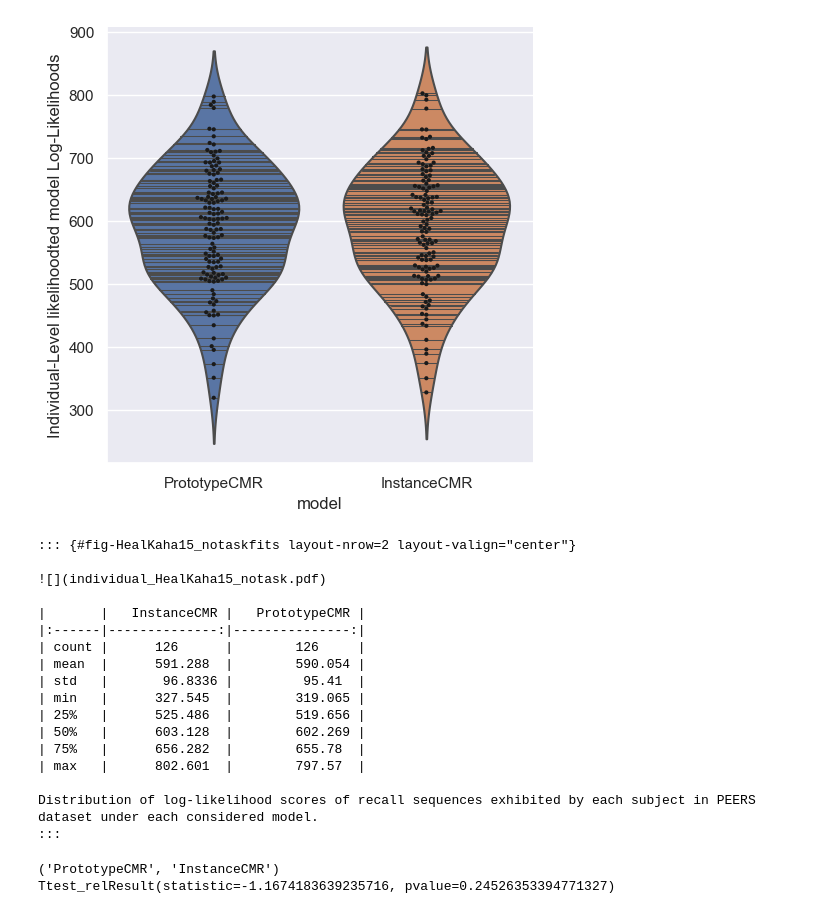
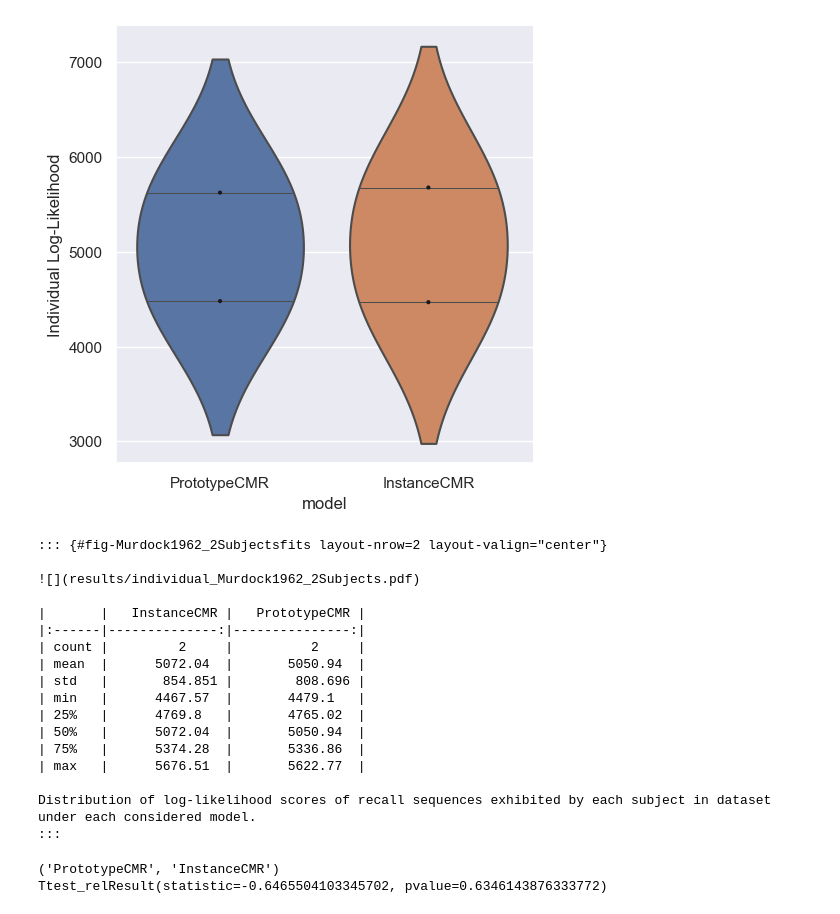
Before and after one commit to githubpsyche/compmemlearn, a Jupyter notebook: report_templates/Subjectwise_Model_Evaluation.ipynb, the cells around one changed output. Drawn from its saved outputs; the diff is of its cells as text; code cells hidden in the pictures.

Commit message:
updated events_metadata and report template

```diff
--- a/report_templates/Subjectwise_Model_Evaluation.ipynb
+++ b/report_templates/Subjectwise_Model_Evaluation.ipynb
@@ -15,17 +15,18 @@ import numpy as np
 import seaborn as sns
 import matplotlib.pyplot as plt
 import importlib
+import os
 
 lb = np.finfo(float).eps
 ub = 1 - np.finfo(float).eps
 
 figure_caption = """Distribution of log-likelihood scores of recall sequences exhibited by each subject in dataset under each considered model."""
 
-section_tag = "HealKaha15_notask"
+section_tag = "Murdock1962_2Subjects"
 
-data_path = "../data/HealyKahana2014.csv"
+data_path = "../data/Murdock1962.csv"
 results_path = "results/"
-trial_query = "task == -1"
+trial_query = "subject < 3"
 
 model_paths = ["compmemlearn.models.Classic_CMR", "compmemlearn.models.Instance_CMR"]
 
@@ -108,6 +109,8 @@ experiment_count = 100
 #| output: false
 
 events = pd.read_csv(data_path)
+
+trials, list_lengths, presentations, trial_details = events_metadata(events, trial_query)
 
 # import models from specified source
 models = []
@@ -231,16 +226,23 @@ InstanceCMR, Subject 244
 # %%
 #| code-summary: code -- 3) plot distribution of log-likelihoods across individual subjects
 
 plt.style.use('default')
 sns.set(style="darkgrid")
 
-individual_fits = pd.read_csv('results/individual_{}.csv'.format(section_tag))
+# build individual fits df concatenating results from each model
+individual_fits = []
+for model_index, model_class in enumerate(models):
+    individual_fits.append(
+        pd.read_csv(results_path + 'individual_{}_{}.csv'.format(model_names[model_index], section_tag)))
+individual_fits = pd.concat(individual_fits, ignore_index=True)
+
+# plot distribution of log-likelihoods across individual subjects
 g = sns.catplot(x='model', y='likelihood', data=individual_fits, kind='violin', inner='stick')
 sns.swarmplot(x="model", y="likelihood", data=individual_fits, color="k", size=3, ax=g.ax)
 g.ax.set_ylabel('Individual Log-Likelihood');
 plt.savefig(results_path + 'individual_{}.pdf'.format(section_tag), bbox_inches="tight")
 # %% [output]
-[figure, old version]
+[figure, new version]
 # %%
 #| code-summary: display markdown rendering of summary table
 #| echo: false
@@ -257,24 +259,24 @@ print("""::: {{#fig-{section_tag}fits layout-nrow=2 layout-valign="center"}}
 {summary_table}
 
 {individual_fits_caption}
-:::""".format(section_tag=section_tag, summary_table=summary_table, individual_fits_caption=figure_caption))
+:::""".format(section_tag=section_tag, summary_table=summary_table, individual_fits_caption=figure_caption, results_path=results_path))
 # %% [output]
-::: {#fig-HealKaha15_notaskfits layout-nrow=2 layout-valign="center"}
+::: {#fig-Murdock1962_2Subjectsfits layout-nrow=2 layout-valign="center"}
 
-![](individual_HealKaha15_notask.pdf)
+![](results/individual_Murdock1962_2Subjects.pdf)
 
 |       |   InstanceCMR |   PrototypeCMR |
 |:------|--------------:|---------------:|
-| count |      126      |        126     |
-| mean  |      591.288  |        590.054 |
-| std   |       96.8336 |         95.41  |
-| min   |      327.545  |        319.065 |
-| 25%   |      525.486  |        519.656 |
-| 50%   |      603.128  |        602.269 |
-| 75%   |      656.282  |        655.78  |
-| max   |      802.601  |        797.57  |
+| count |         2     |          2     |
+| mean  |      5072.04  |       5050.94  |
+| std   |       854.851 |        808.696 |
+| min   |      4467.57  |       4479.1   |
+| 25%   |      4769.8   |       4765.02  |
+| 50%   |      5072.04  |       5050.94  |
+| 75%   |      5374.28  |       5336.86  |
+| max   |      5676.51  |       5622.77  |
 
-Distribution of log-likelihood scores of recall sequences exhibited by each subject in PEERS dataset under each considered model.
+Distribution of log-likelihood scores of recall sequences exhibited by each subject in dataset under each considered model.
 :::
 # %%
 #| code-summary: perform t-tests on individual-level fits
@@ -283,7 +285,6 @@ Distribution of log-likelihood scores of recall sequences exhibited by each subj
 from scipy.stats import ttest_rel
 import itertools
 
-individual_fits = pd.read_csv(results_path + 'individual_{}.csv'.format(section_tag))
 for combination in itertools.combinations(pd.unique(individual_fits.model), 2):
 
     print(combination)
@@ -291,7 +292,7 @@ for combination in itertools.combinations(pd.unique(individual_fits.model), 2):
     print()
 # %% [output]
 ('PrototypeCMR', 'InstanceCMR')
-Ttest_relResult(statistic=-1.1674183639235716, pvalue=0.24526353394771327)
+Ttest_relResult(statistic=-0.6465504103345702, pvalue=0.6346143876333772)
 # %%
 sns.set(style='darkgrid')
 
```
Also changed, not shown: parts of 3 cells of this notebook, 19 other files.
